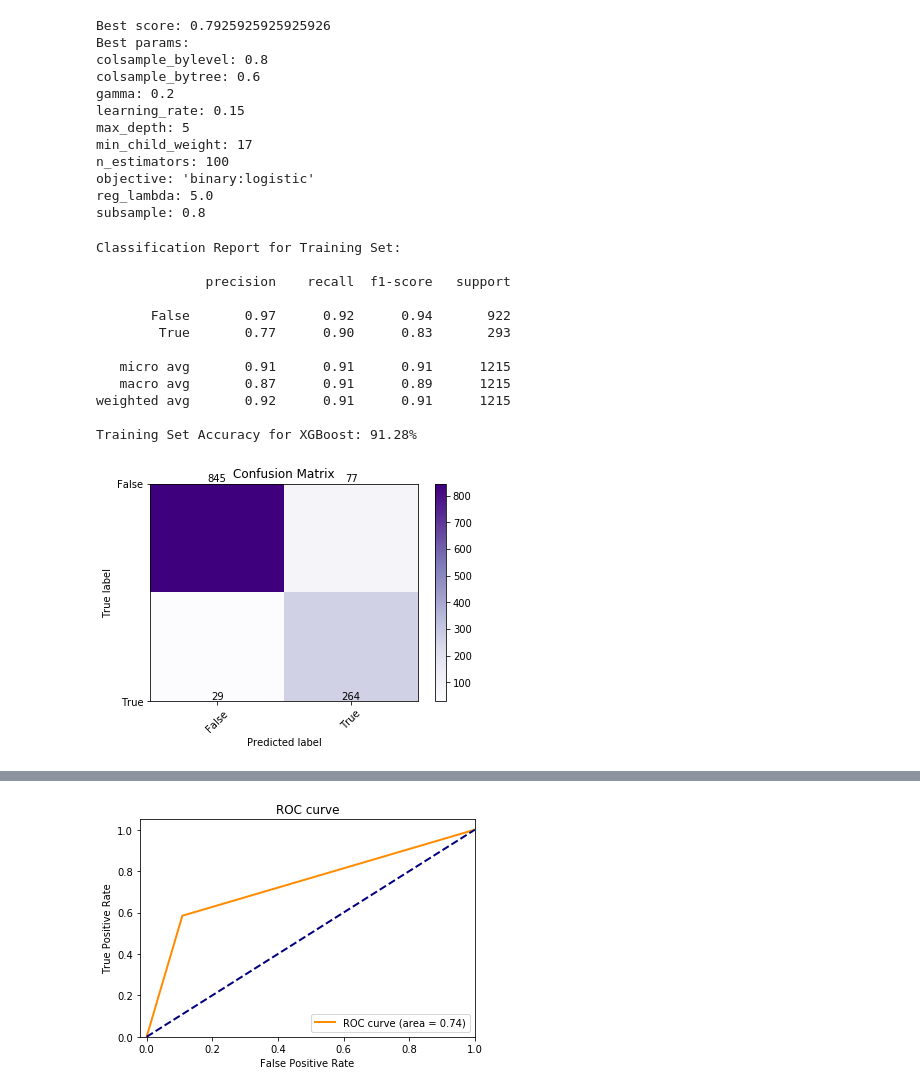
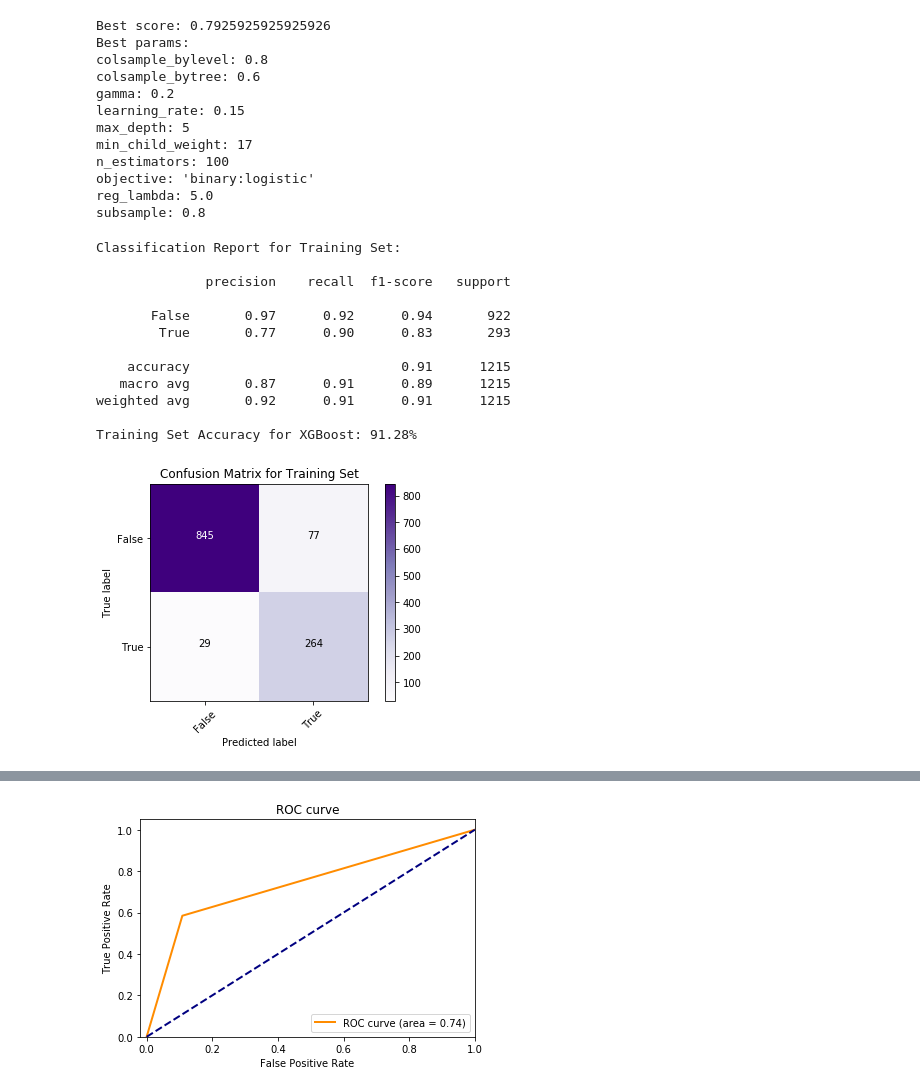
Before and after one commit to thomsu/Box_Office_Success, a Jupyter notebook: Box Office Success Classification.ipynb, the cells around one changed output, grey strips where cells are left out. Saved outputs shown, nothing was run; the diff lists cells and outputs as text; code cells hidden in the pictures.

```diff
--- a/Box Office Success Classification.ipynb
+++ b/Box Office Success Classification.ipynb
@@ -409,11 +409,11 @@ def display_matrix(actual_y, prediction_y, data='Training Set', method='Classifi
     cf = confusion_matrix(actual_y, prediction_y)
 
     if data == 'Training Set':
-        plt.imshow(cf, cmap=plt.cm.Purples, aspect='auto')
+        plt.imshow(cf, cmap=plt.cm.Purples)
     else:
-        plt.imshow(cf, cmap=plt.cm.Greens, aspect='auto')
+        plt.imshow(cf, cmap=plt.cm.Greens)
 
-    plt.title('Confusion Matrix')
+    plt.title(f'Confusion Matrix for {data}')
     plt.ylabel('True label')
     plt.xlabel('Predicted label')
 
@@ -426,9 +426,9 @@ def display_matrix(actual_y, prediction_y, data='Training Set', method='Classifi
 
     for i, j in itertools.product(range(cf.shape[0]), range(cf.shape[1])):
             plt.text(j, i, cf[i, j],
-                     verticalalignment="bottom",
-                     horizontalalignment="center",
-                     color="black")
+                 horizontalalignment="center",
+                 color="white" if cf[i, j] > thresh else "black")
+
 
     plt.colorbar()
 
@@ -1205,23 +1205,23 @@ objective: 'binary:logistic'
 reg_lambda: 5.0
 subsample: 0.8
 # %%
-# rs_xgb_clf = rs_xgb_clf.best_estimator_
+rs_xgb_clf = rs_xgb_clf.best_estimator_
 training_predictions = rs_xgb_clf.predict(X_train)
 display_matrix(y_train, training_predictions, data='Training Set', method='XGBoost')
 # %% [output]
 Classification Report for Training Set:
 
               precision    recall  f1-score   support
 
        False       0.97      0.92      0.94       922
         True       0.77      0.90      0.83       293
 
-   micro avg       0.91      0.91      0.91      1215
+    accuracy                           0.91      1215
    macro avg       0.87      0.91      0.89      1215
 weighted avg       0.92      0.91      0.91      1215
 
 Training Set Accuracy for XGBoost: 91.28%
-[figure, old version]
+[figure, new version]
 # %%
 validation_predictions = rs_xgb_clf.predict(X_val)
 display_matrix(y_val, validation_predictions, data='Validation Set', method='XGBoost')
```
Also changed, not shown: parts of 37 cells of this notebook.
